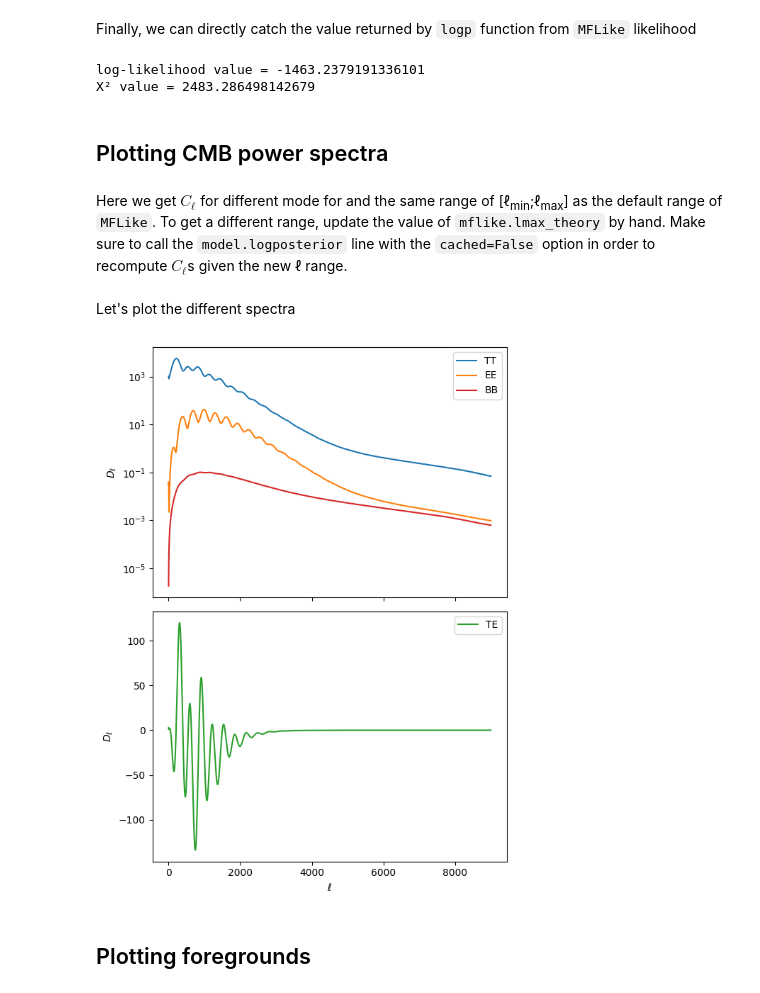
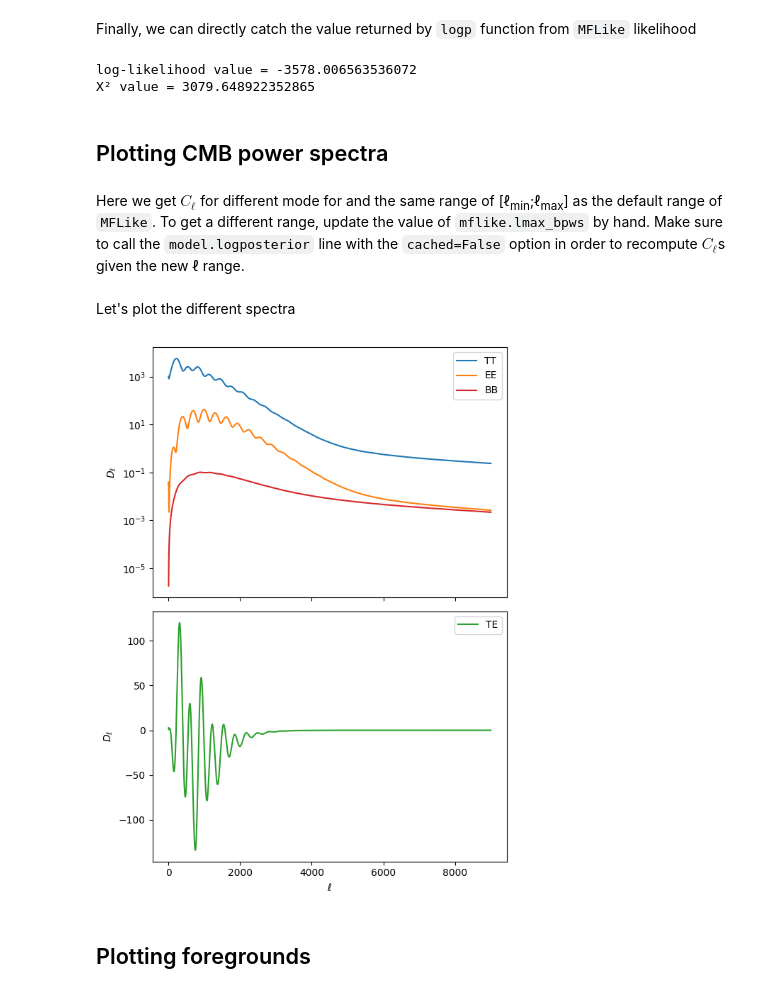
Before and after one commit to simonsobs/LAT_MFLike, a Jupyter notebook: notebooks/mflike_tutorial.ipynb, the cells around one changed output. Saved outputs shown, nothing was run; the diff lists cells and outputs as text; code cells hidden in the pictures.

```diff
--- a/notebooks/mflike_tutorial.ipynb
+++ b/notebooks/mflike_tutorial.ipynb
@@ -27,11 +27,11 @@ Matplotlib : 3.3.3
 We first set the default values of CMB, foreground and nuisance parameters
 # %%
 cosmo_params = {
-    "cosmomc_theta": 0.0104090,
-    "logA": {"value": 3.045, "drop": True},
+    "cosmomc_theta": 0.0104092,
+    "logA": {"value": 3.044, "drop": True},
     "As": {"value": "lambda logA: 1e-10*np.exp(logA)"},
-    "ombh2": 0.02236,
-    "omch2": 0.1202,
+    "ombh2": 0.02237,
+    "omch2": 0.1200,
     "ns": 0.9649,
     "Alens": 1.0,
     "tau": 0.0544,
@@ -41,17 +41,17 @@ fg_params = {
     "a_tSZ": 3.30,
     "a_kSZ": 1.60,
     "a_p": 6.90,
-    "beta_p": 2.08,
+    "beta_p": 2.20,
     "a_c": 4.90,
     "beta_c": 2.20,
     "a_s": 3.10,
     "T_d": 9.60,
-    "a_gtt": 2.81,
+    "a_gtt": 2.80,
     "a_gte": 0.10,
     "a_gee": 0.10,
     "a_psee": 0.003,
     "a_pste": 0.042,
-    "xi": 0.20,
+    "xi": 0.10,
 }
 
 nuisance_params = {
@@ -77,7 +77,7 @@ Then we declare our likelihood
 # %%
 mflike_config = {
     "mflike.MFLike": {
-        "input_file": "data_sacc_00044.fits",
+        "input_file": "LAT_simu_sacc_00044.fits",
         "cov_Bbl_file": "data_sacc_w_covar_and_Bbl.fits",
     }
 }
@@ -114,7 +117,10 @@ We finally put everything into a dictionary to push it into `cobaya` configurati
 info = {
     "params": {**cosmo_params, **fg_params, **nuisance_params},
     "likelihood": mflike_config,
-    "theory": {"camb": {"extra_args": {"lens_potential_accuracy": 1}}},
+    "theory": {"camb": {"extra_args": {"lens_potential_accuracy": 8,
+            "lens_margin": 2050, "AccuracyBoost": 2.0, "lSampleBoost": 2.0,
+            "lAccuracyBoost": 2.0, "kmax": 10, "k_per_logint": 130,
+            "nonlinear": True, "DoLateRadTruncation": False}}},
     "packages_path": packages_path,
 }
 # %% [markdown]
@@ -178,38 +184,38 @@ logp = mflike.logp(**fg_params, **nuisance_params)
 print("log-likelihood value =", logp)
 print("Χ² value =", -2 * (logp - mflike.logp_const))
 # %% [output]
-log-likelihood value = -1463.2379191336101
-Χ² value = 2483.286498142679
+log-likelihood value = -3578.006563536072
+Χ² value = 3079.648922352865
 # %% [markdown]
 ## Plotting CMB power spectra
 # %% [markdown]
 Here we get $C_\ell$ for different mode for and the same range of [&ell;<sub>min</sub>;&ell;<sub>max</sub>] as the
-default range of `MFLike`. To get a different range, update the value of `mflike.lmax_theory` by hand. Make sure to call the `model.logposterior` line with the `cached=False`
+default range of `MFLike`. To get a different range, update the value of `mflike.lmax_bpws` by hand. Make sure to call the `model.logposterior` line with the `cached=False`
 option in order to recompute $C_\ell$s given the new &ell; range.
 # %%
-lmin, lmax = 2, mflike.lmax_theory
-Cl = {"tt": lmax, "ee": lmax, "te": lmax, "bb": lmax}
+lmin, lmax = 2, mflike.l_bpws[-1]
+Cl = {"tt": lmax-1, "ee": lmax-1, "te": lmax-1, "bb": lmax-1}
 model.theory["camb"].must_provide(Cl=Cl)
 model.logposterior({})
 Dls = model.theory["camb"].get_Cl(ell_factor=True)
 # %% [markdown]
 Let's plot the different spectra
 # %%
-ell = np.arange(lmin, lmax)
+ell = np.arange(lmin, lmax+1)
 dls = {cl: Dls[cl][ell] for cl in Cl.keys()}
 fig, axes = plt.subplots(2, 1, sharex=True, figsize=(6, 8))
 axes[0].set_yscale("log")
 for i, cl in enumerate(Cl.keys()):
     ax = axes[1] if cl == "te" else axes[0]
     ax.plot(ell, dls[cl], "-C{}".format(i), label=cl.upper())
 
 for ax in axes:
     ax.set_ylabel(r"$D_\ell$")
     ax.legend()
 axes[1].set_xlabel(r"$\ell$")
 fig.tight_layout()
 # %% [output]
-[figure, old version]
+[figure, new version]
 # %% [markdown]
 ## Plotting foregrounds
 # %% [markdown]
```
Also changed, not shown: parts of 24 cells of this notebook, 6 other files.
